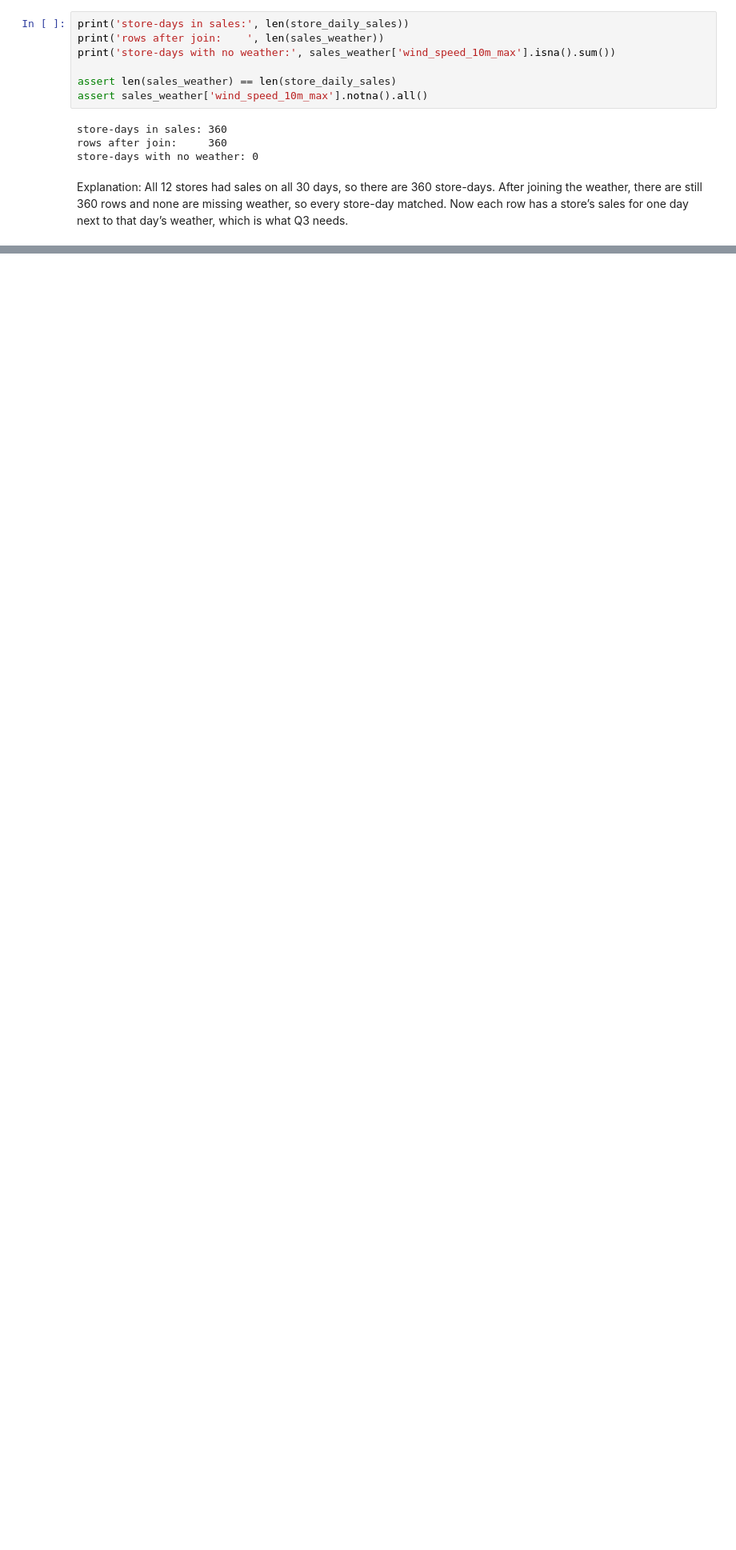
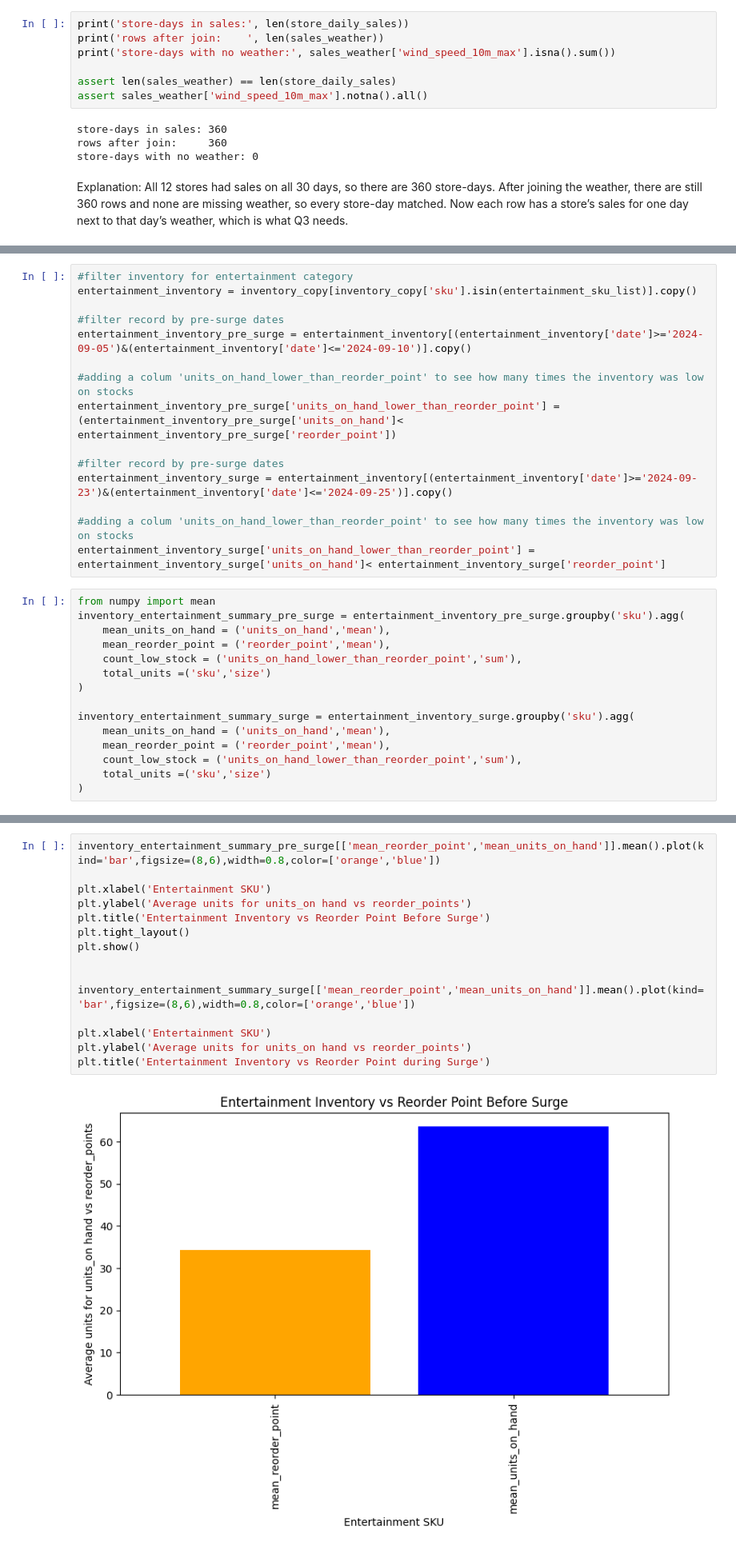
Before and after one commit to prabhnoor14/walmart-hurricane-project, a Jupyter notebook: notebooks/team_notebook.ipynb, the cells around one changed output, grey strips where cells are left out. Shown at 80% size. Drawn from its saved outputs; the diff is of its cells as text; blank space fills up the shorter version.

```diff
--- a/notebooks/team_notebook.ipynb
+++ b/notebooks/team_notebook.ipynb
@@ -1259,0 +1348,30 @@ Explanation: All 12 stores had sales on all 30 days, so there are 360 store-days
+# %%
+#filter inventory for entertainment category
+entertainment_inventory = inventory_copy[inventory_copy['sku'].isin(entertainment_sku_list)].copy()
+
+#filter record by pre-surge dates
+entertainment_inventory_pre_surge = entertainment_inventory[(entertainment_inventory['date']>='2024-09-05')&(entertainment_inventory['date']<='2024-09-10')].copy()
+
+#adding a colum 'units_on_hand_lower_than_reorder_point' to see how many times the inventory was low on stocks
+entertainment_inventory_pre_surge['units_on_hand_lower_than_reorder_point'] = (entertainment_inventory_pre_surge['units_on_hand']< entertainment_inventory_pre_surge['reorder_point'])
+
+#filter record by pre-surge dates
+entertainment_inventory_surge = entertainment_inventory[(entertainment_inventory['date']>='2024-09-23')&(entertainment_inventory['date']<='2024-09-25')].copy()
+
+#adding a colum 'units_on_hand_lower_than_reorder_point' to see how many times the inventory was low on stocks
+entertainment_inventory_surge['units_on_hand_lower_than_reorder_point'] = entertainment_inventory_surge['units_on_hand']< entertainment_inventory_surge['reorder_point']
+# %%
+from numpy import mean
+inventory_entertainment_summary_pre_surge = entertainment_inventory_pre_surge.groupby('sku').agg(
+    mean_units_on_hand = ('units_on_hand','mean'),
+    mean_reorder_point = ('reorder_point','mean'),
+    count_low_stock = ('units_on_hand_lower_than_reorder_point','sum'),
+    total_units =('sku','size')
+)
+
+inventory_entertainment_summary_surge = entertainment_inventory_surge.groupby('sku').agg(
+    mean_units_on_hand = ('units_on_hand','mean'),
+    mean_reorder_point = ('reorder_point','mean'),
+    count_low_stock = ('units_on_hand_lower_than_reorder_point','sum'),
+    total_units =('sku','size')
+)
@@ -1259,0 +1445,17 @@ Explanation: All 12 stores had sales on all 30 days, so there are 360 store-days
+# %%
+inventory_entertainment_summary_pre_surge[['mean_reorder_point','mean_units_on_hand']].mean().plot(kind='bar',figsize=(8,6),width=0.8,color=['orange','blue'])
+
+plt.xlabel('Entertainment SKU')
+plt.ylabel('Average units for units_on hand vs reorder_points')
+plt.title('Entertainment Inventory vs Reorder Point Before Surge')
+plt.tight_layout()
+plt.show()
+
+
+inventory_entertainment_summary_surge[['mean_reorder_point','mean_units_on_hand']].mean().plot(kind='bar',figsize=(8,6),width=0.8,color=['orange','blue'])
+
+plt.xlabel('Entertainment SKU')
+plt.ylabel('Average units for units_on hand vs reorder_points')
+plt.title('Entertainment Inventory vs Reorder Point during Surge')
+# %% [output]
+[figure, added]
```
Also changed, not shown: parts of 27 cells of this notebook.
